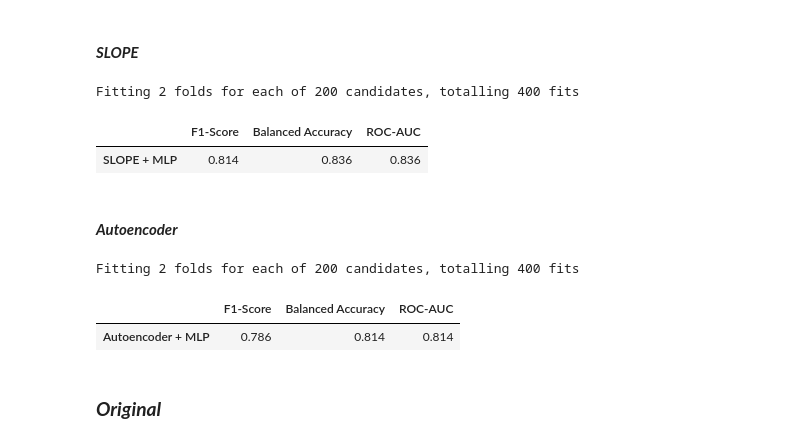
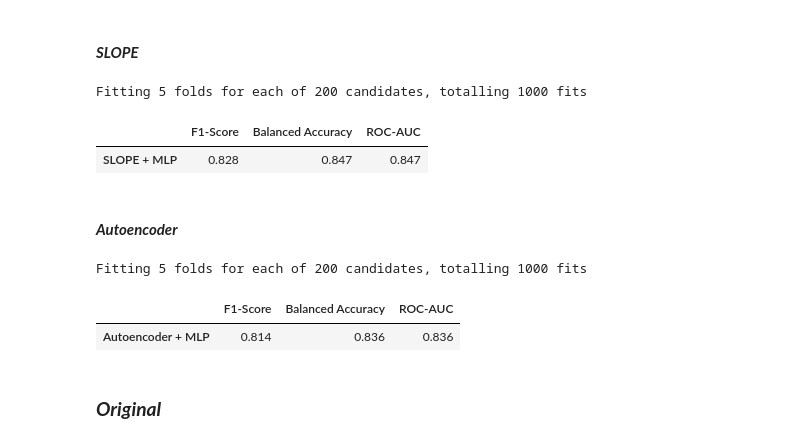
Before and after one commit to fahadmehfooz/Supervised-Longitudinal-Progressive-Embedding, a Jupyter notebook: Supervised_Longitudinal_Progressive_Embedding.ipynb, the cells around one changed output. Saved outputs shown, nothing was run; the diff lists cells and outputs as text; code cells hidden in the pictures.

```diff
--- a/Supervised_Longitudinal_Progressive_Embedding.ipynb
+++ b/Supervised_Longitudinal_Progressive_Embedding.ipynb
@@ -613,12 +622,12 @@ param_grid_lr = {
 random_search_logreg_SLOPE = RandomizedSearchCV(
     estimator = LogisticRegression(random_state=42),
     param_distributions = param_grid_lr,
-    n_iter=200,
-    cv=2,
-    verbose=2,
-    n_jobs=-1,
-    random_state=42,
-    scoring='balanced_accuracy'
+    n_iter = n_iter,
+    cv = cv,
+    verbose = verbose,
+    n_jobs = n_jobs,
+    random_state = random_state,
+    scoring = scoring
 )
 
 
@@ -726,13 +735,13 @@ param_grid_enet = {
 
 random_search_ENet_SLOPE = RandomizedSearchCV(
     estimator = LogisticRegression(penalty='elasticnet', random_state=42),
-    param_distributions=param_grid_enet,
-    n_iter=200,
-    cv=2,
-    verbose=2,
-    n_jobs=-1,
-    random_state=42,
-    scoring='balanced_accuracy'
+    param_distributions = param_grid_enet,
+    n_iter = n_iter,
+    cv = cv,
+    verbose = verbose,
+    n_jobs = n_jobs,
+    random_state = random_state,
+    scoring = scoring
 )
 
 random_search_ENet_SLOPE.fit(X_train_encoded_data_SLOPE_CN_vs_AD, y_train_encoded_data_SLOPE_CN_vs_AD)
@@ -833,45 +842,45 @@ param_grid_mlp = {
 # %%
 random_search_MLP_SLOPE = RandomizedSearchCV(
     estimator = MLPClassifier(random_state=42),
-    param_distributions=param_grid_mlp,
-    n_iter=200,
-    cv=2,
-    verbose=2,
-    n_jobs=-1,
-    random_state=42,
-    scoring='balanced_accuracy'
+    param_distributions = param_grid_mlp,
+    n_iter = n_iter,
+    cv = cv,
+    verbose = verbose,
+    n_jobs = n_jobs,
+    random_state = random_state,
+    scoring = scoring
 )
 
 random_search_MLP_SLOPE.fit(X_train_encoded_data_SLOPE_CN_vs_AD, y_train_encoded_data_SLOPE_CN_vs_AD)
 
 finetuned_MLP_SLOPE = random_search_MLP_SLOPE.best_estimator_
 
 y_train_pred_mlp_SLOPE = finetuned_MLP_SLOPE.predict(X_train_encoded_data_SLOPE_CN_vs_AD)
 y_test_pred_mlp_SLOPE = finetuned_MLP_SLOPE.predict(X_test_encoded_data_SLOPE_CN_vs_AD)
 
 train_metrics_mlp_SLOPE = compute_clf_metrics(y_train_encoded_data_SLOPE_CN_vs_AD, y_train_pred_mlp_SLOPE)
 test_metrics_mlp_SLOPE = compute_clf_metrics(y_test_encoded_data_SLOPE_CN_vs_AD, y_test_pred_mlp_SLOPE)
 
 results_MLP_SLOPE = pd.DataFrame([test_metrics_mlp_SLOPE],
                               index=[ 'SLOPE + MLP']).round(3)
 
 display(results_MLP_SLOPE)
 # %% [output]
-Fitting 2 folds for each of 200 candidates, totalling 400 fits
+Fitting 5 folds for each of 200 candidates, totalling 1000 fits
 |  | F1-Score | Balanced Accuracy | ROC-AUC |
-| SLOPE + MLP | 0.814 | 0.836 | 0.836 |
+| SLOPE + MLP | 0.828 | 0.847 | 0.847 |
 # %% [markdown]
 #### ***Autoencoder***
 # %%
 random_search_MLP_Autoencoder = RandomizedSearchCV(
     estimator = MLPClassifier(random_state=42),
-    param_distributions=param_grid_mlp,
-    n_iter=200,
-    cv=2,
-    verbose=2,
-    n_jobs=-1,
-    random_state=42,
-    scoring='balanced_accuracy'
+    param_distributions = param_grid_mlp,
+    n_iter = n_iter,
+    cv = cv,
+    verbose = verbose,
+    n_jobs = n_jobs,
+    random_state = random_state,
+    scoring = scoring
 )
 
 random_search_MLP_Autoencoder.fit(X_train_encoded_data_Autoencoder_CN_vs_AD, y_train_encoded_data_Autoencoder_CN_vs_AD)
@@ -890,9 +899,9 @@ results_MLP_Autoencoder = pd.DataFrame([ test_metrics_mlp_Autoencoder],
 
 display(results_MLP_Autoencoder)
 # %% [output]
-Fitting 2 folds for each of 200 candidates, totalling 400 fits
+Fitting 5 folds for each of 200 candidates, totalling 1000 fits
 |  | F1-Score | Balanced Accuracy | ROC-AUC |
-| Autoencoder + MLP | 0.786 | 0.814 | 0.814 |
+| Autoencoder + MLP | 0.814 | 0.836 | 0.836 |
 # %% [markdown]
 ### ***Original***
 # %%
```
Also changed, not shown: parts of 11 cells of this notebook, 4 other files.
